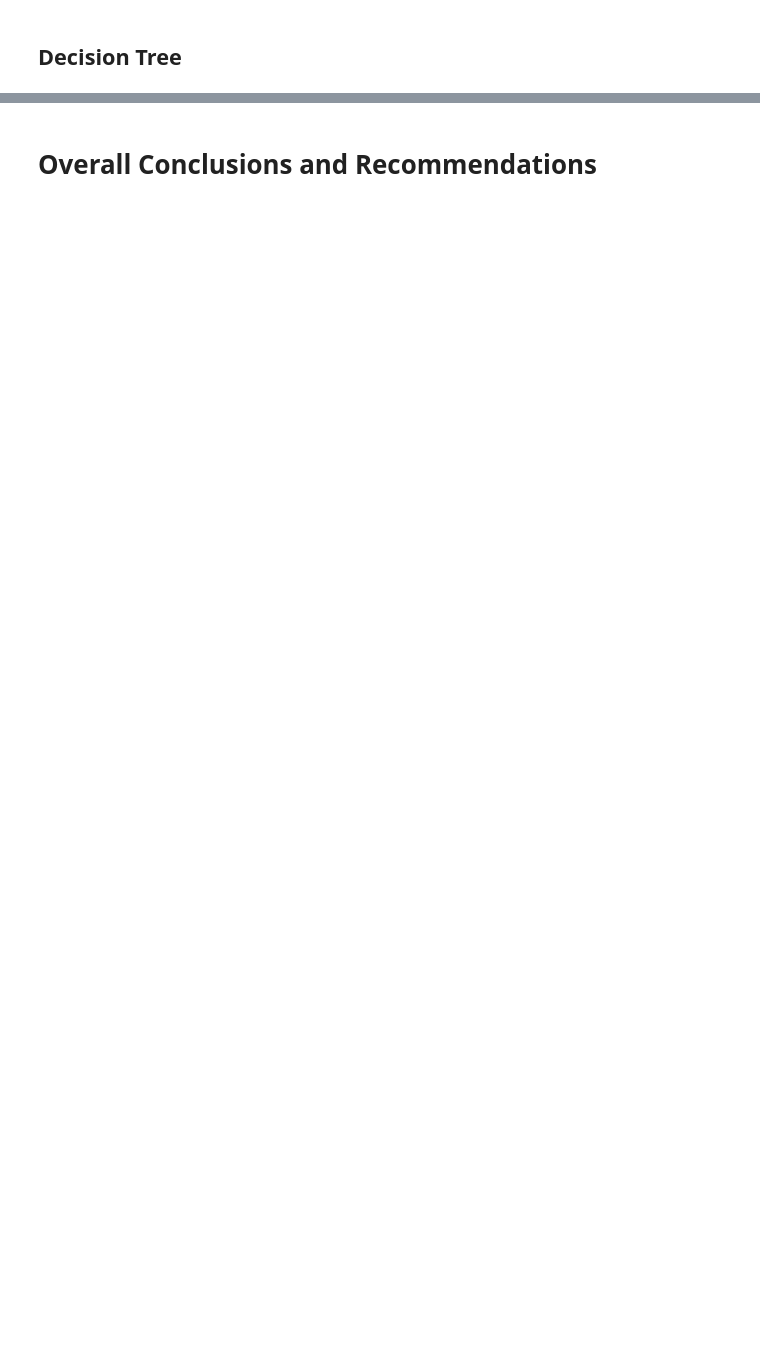
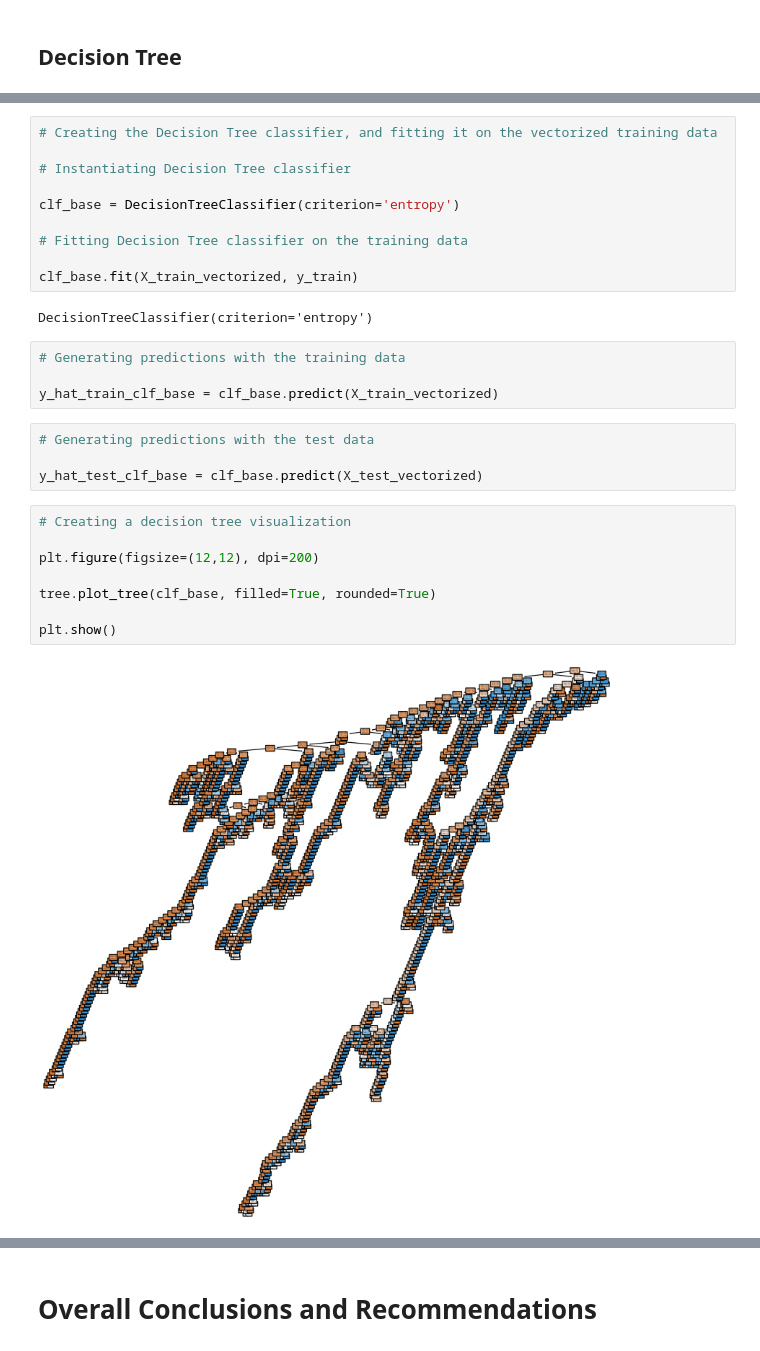
Before and after one commit to keithotuomagie/tweet_analysis, a Jupyter notebook: notebook.ipynb, the cells around one changed output, grey strips where cells are left out. Drawn from its saved outputs; the diff is of its cells as text; blank space fills up the shorter version.

```diff
--- a/notebook.ipynb
+++ b/notebook.ipynb
@@ -904,0 +955,30 @@ Confusion Matrix:
+# %%
+# Creating the Decision Tree classifier, and fitting it on the vectorized training data
+
+# Instantiating Decision Tree classifier
+
+clf_base = DecisionTreeClassifier(criterion='entropy')
+
+# Fitting Decision Tree classifier on the training data
+
+clf_base.fit(X_train_vectorized, y_train)
+# %% [output]
+DecisionTreeClassifier(criterion='entropy')
+# %%
+# Generating predictions with the training data
+
+y_hat_train_clf_base = clf_base.predict(X_train_vectorized)
+# %%
+# Generating predictions with the test data
+
+y_hat_test_clf_base = clf_base.predict(X_test_vectorized)
+# %%
+# Creating a decision tree visualization
+
+plt.figure(figsize=(12,12), dpi=200)
+
+tree.plot_tree(clf_base, filled=True, rounded=True)
+
+plt.show()
+# %% [output]
+[figure, added]
```
Also changed, not shown: parts of 22 cells of this notebook.
